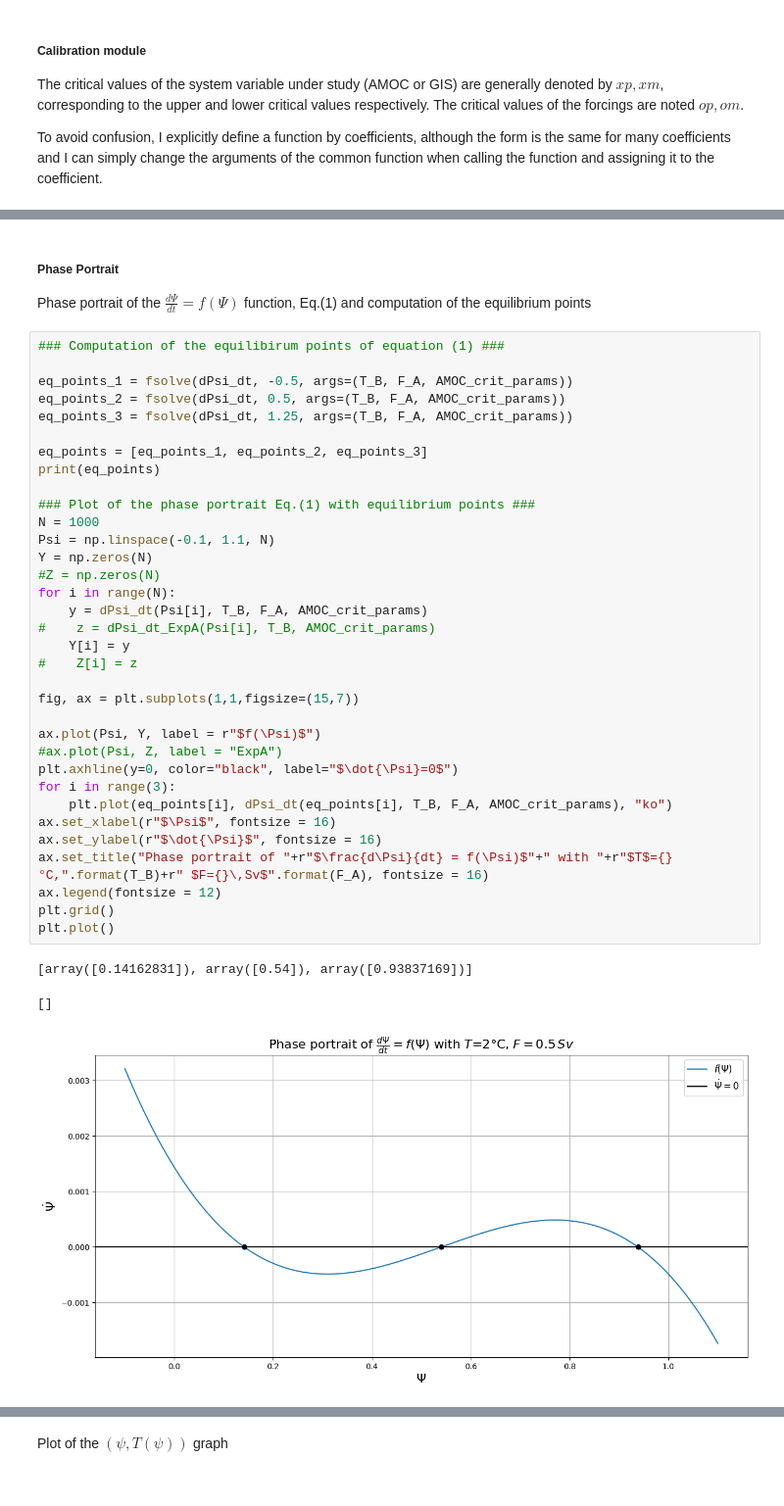
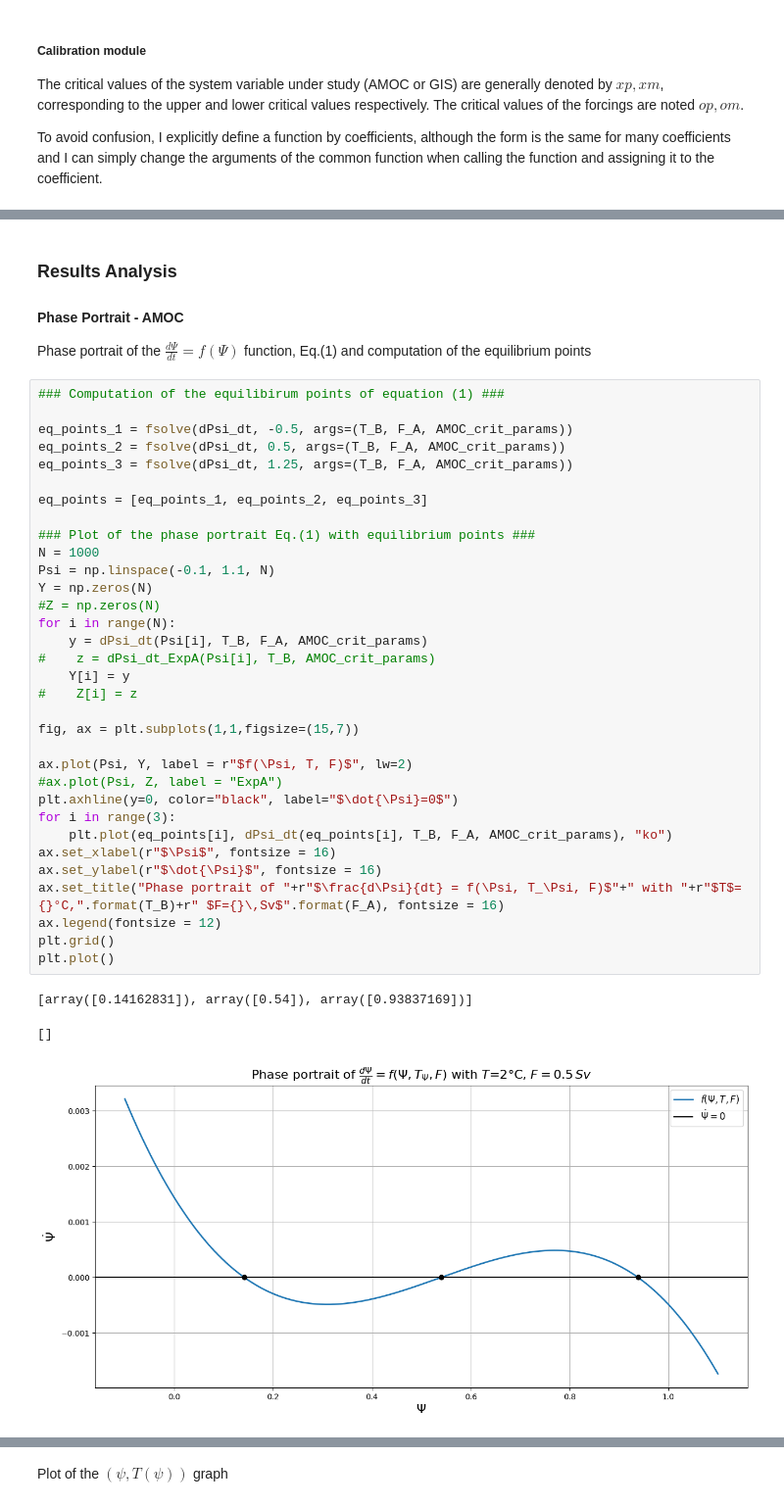
Before and after one commit to AmauryLaridon/LPHYS2299-Master-s-Thesis, a Jupyter notebook: SURFER/SURFER - Tipping Module Calibration/Tipping Module Calibration.ipynb, the cells around one changed output, grey strips where cells are left out. Shown: that part at 98% size. Drawn from its saved outputs; the diff is of its cells as text.

```diff
--- a/SURFER/SURFER - Tipping Module Calibration/Tipping Module Calibration.ipynb
+++ b/SURFER/SURFER - Tipping Module Calibration/Tipping Module Calibration.ipynb
@@ -239,5 +396,7 @@ def dPsi_dt_ExpB(Psi, F_forcing, model_parameters):
 # %% [markdown]
-##### Phase Portrait
+### Results Analysis
+
+#### Phase Portrait - AMOC
 
 Phase portrait of the $\frac{d\Psi}{dt} = f(\Psi)$ function, Eq.(1) and computation of the equilibrium points
 # %%
@@ -247,34 +406,33 @@ eq_points_1 = fsolve(dPsi_dt, -0.5, args=(T_B, F_A, AMOC_crit_params))
 eq_points_2 = fsolve(dPsi_dt, 0.5, args=(T_B, F_A, AMOC_crit_params))
 eq_points_3 = fsolve(dPsi_dt, 1.25, args=(T_B, F_A, AMOC_crit_params))
 
 eq_points = [eq_points_1, eq_points_2, eq_points_3]
-print(eq_points)
 
 ### Plot of the phase portrait Eq.(1) with equilibrium points ###
 N = 1000
 Psi = np.linspace(-0.1, 1.1, N)
 Y = np.zeros(N)
 #Z = np.zeros(N)
 for i in range(N):
     y = dPsi_dt(Psi[i], T_B, F_A, AMOC_crit_params)
 #    z = dPsi_dt_ExpA(Psi[i], T_B, AMOC_crit_params)
     Y[i] = y
 #    Z[i] = z
 
 fig, ax = plt.subplots(1,1,figsize=(15,7))
 
-ax.plot(Psi, Y, label = r"$f(\Psi)$")
+ax.plot(Psi, Y, label = r"$f(\Psi, T, F)$", lw=2)
 #ax.plot(Psi, Z, label = "ExpA")
 plt.axhline(y=0, color="black", label="$\dot{\Psi}=0$")
 for i in range(3):
     plt.plot(eq_points[i], dPsi_dt(eq_points[i], T_B, F_A, AMOC_crit_params), "ko")
 ax.set_xlabel(r"$\Psi$", fontsize = 16)
 ax.set_ylabel(r"$\dot{\Psi}$", fontsize = 16)
-ax.set_title("Phase portrait of "+r"$\frac{d\Psi}{dt} = f(\Psi)$"+" with "+r"$T$={}°C,".format(T_B)+r" $F={}\,Sv$".format(F_A), fontsize = 16)
+ax.set_title("Phase portrait of "+r"$\frac{d\Psi}{dt} = f(\Psi, T_\Psi, F)$"+" with "+r"$T$={}°C,".format(T_B)+r" $F={}\,Sv$".format(F_A), fontsize = 16)
 ax.legend(fontsize = 12)
 plt.grid()
 plt.plot()
 # %% [output]
 [array([0.14162831]), array([0.54]), array([0.93837169])]
 []
-[figure, old version]
+[figure, new version]
```
Also changed, not shown: parts of 11 cells of this notebook, 1 other file.
